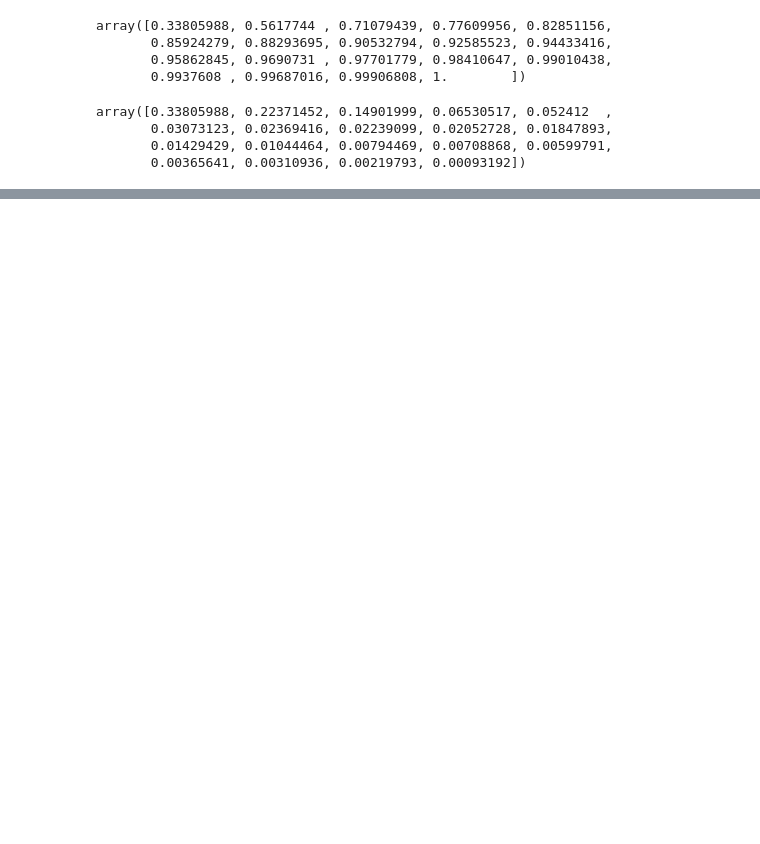
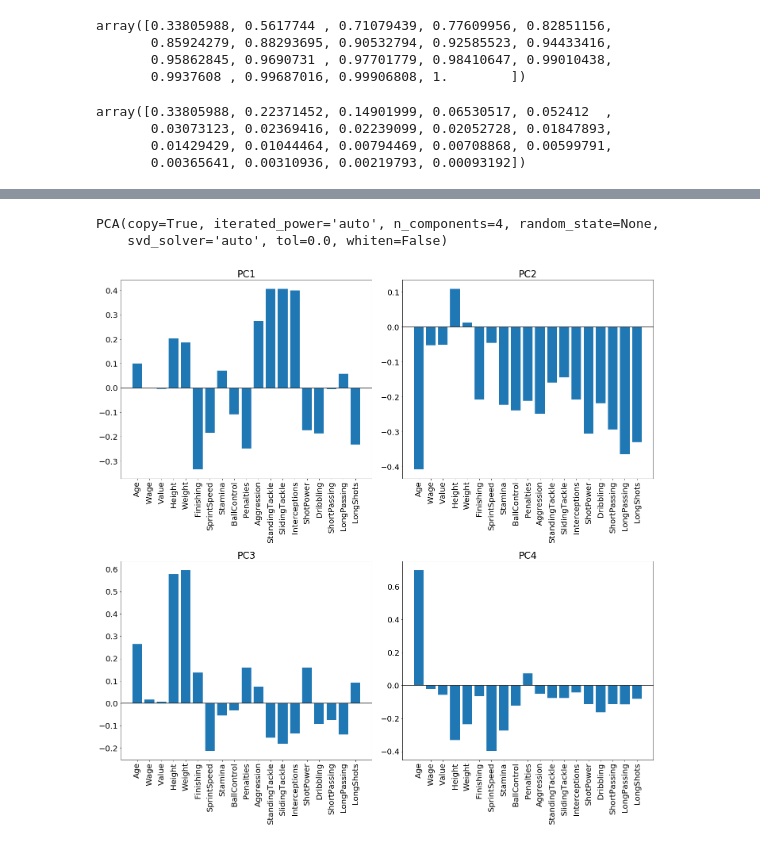
Before and after one commit to pdarulewski/intro_machine_learning_and_data_mining, a Jupyter notebook: project_1/project_1.ipynb, the cells around one changed output, grey strips where cells are left out. Drawn from its saved outputs; the diff is of its cells as text; code cells hidden in the pictures; blank space fills up the shorter version.

```diff
--- a/project_1/project_1.ipynb
+++ b/project_1/project_1.ipynb
@@ -182,0 +219,34 @@ array([[ 1.01059241e-01,  3.57501451e-04, -3.69855679e-03,
+# %%
+N = 4
+pca = PCA(n_components=N)
+pca.fit(X)
+# %% [output]
+PCA(copy=True, iterated_power='auto', n_components=4, random_state=None,
+    svd_solver='auto', tol=0.0, whiten=False)
+# %%
+fig, ax = plt.subplots(2, 2, figsize=(20, 20))
+
+ax[0][0].bar(components.columns, components.T[0])
+ax[0][0].set_title('PC1')
+ax[0][0].axhline(y=0, color='k', linestyle='-')
+
+ax[0][1].bar(components.columns, components.T[1])
+ax[0][1].set_title('PC2')
+ax[0][1].axhline(y=0, color='k', linestyle='-')
+
+ax[1][0].bar(components.columns, components.T[2])
+ax[1][0].set_title('PC3')
+ax[1][0].axhline(y=0, color='k', linestyle='-')
+
+ax[1][1].bar(components.columns, components.T[3])
+ax[1][1].set_title('PC4')
+ax[1][1].axhline(y=0, color='k', linestyle='-')
+
+for axis in [ax[0][0], ax[0][1], ax[1][0], ax[1][1]]:
+    for label in axis.get_xticklabels():
+        label.set_rotation(90)
+
+plt.tight_layout()
+plt.savefig('pca_components.png', bbox_inches='tight')
+# %% [output]
+[figure, added]
```
Also changed, not shown: parts of 15 cells of this notebook.
